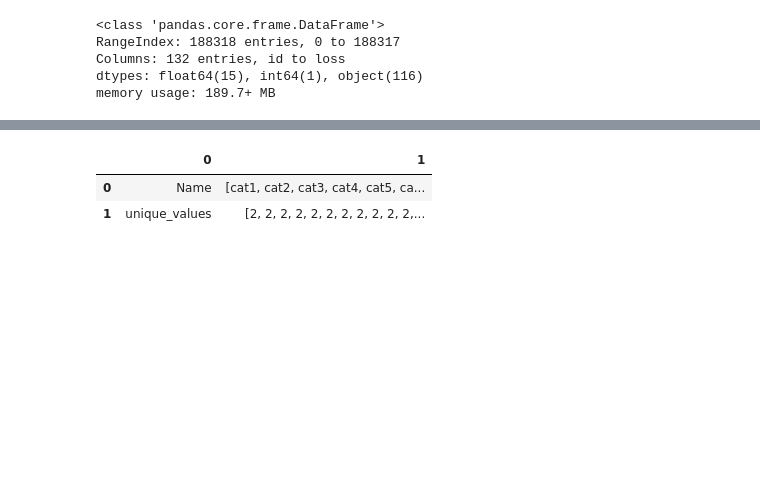
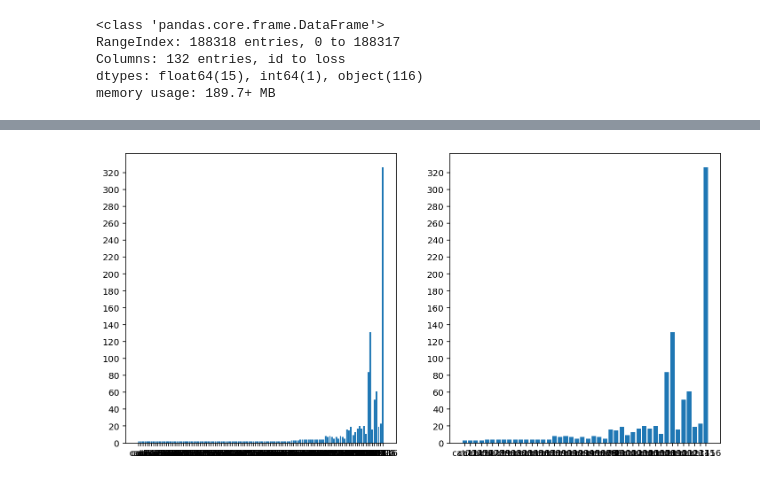
Before and after one commit to clayll/miniwebserver, a Jupyter notebook: MLearn_02/docTang/xgboost/xgboost_test.ipynb, the cells around one changed output, grey strips where cells are left out. Cells and saved outputs as stored; diff of their text form; code cells hidden in the pictures; blank space fills up the shorter version.

```diff
--- a/MLearn_02/docTang/xgboost/xgboost_test.ipynb
+++ b/MLearn_02/docTang/xgboost/xgboost_test.ipynb
@@ -50,14 +44,23 @@ catCount = []
 for catItem in cat:
     catCount.append(len(train[catItem].unique()))
 
-uniq_values_in_categories =pd.DataFrame.from_dict([("Name",cat),("unique_values",catCount)])
+uniq_values_in_categories =pd.DataFrame({"Name":cat,"unique_values":catCount})
-# %%
-# uniq_values_in_categories[uniq_values_in_categories.unique_values < 30].uniq_values_in_categories
-uniq_values_in_categories
-#
-# plt.plot(uniq_values_in_categories.values[:,0],uniq_values_in_categories.values[:,1])
-# plt.show()
-# %% [output]
-|  | 0 | 1 |
-| 0 | Name | [cat1, cat2, cat3, cat4, cat5, ca... |
-| 1 | unique_values | [2, 2, 2, 2, 2, 2, 2, 2, 2, 2, 2,... |
+# %%
+# uniq_values_in_categories[uniq_values_in_categories.unique_values < 30].uniq_values_in_categories
+plt.figure(figsize=(18,5))
+plt.subplot(121)
+
+ind = np.arange(len(uniq_values_in_categories.Name.values))
+plt.bar(ind,uniq_values_in_categories.unique_values.values)
+plt.xticks(ind, uniq_values_in_categories.Name.values)
+plt.yticks(np.arange(0, uniq_values_in_categories.unique_values.values.max(), 20))
+
+plt.subplot(122)
+new_values_in_categories = uniq_values_in_categories[uniq_values_in_categories.unique_values> 2]
+ind = np.arange(len(new_values_in_categories.Name.values))
+plt.bar(ind,new_values_in_categories.unique_values.values )
+plt.xticks(ind, new_values_in_categories.Name.values np.arange(0, new_values_in_categories.unique_values.values.max(), 20))
+plt.yticks(np.arange(0, new_values_in_categories.unique_values.values.max(), 20))
+plt.show()
+# %% [output]
+[figure, added]
```
Also changed, not shown: parts of 4 cells of this notebook.
